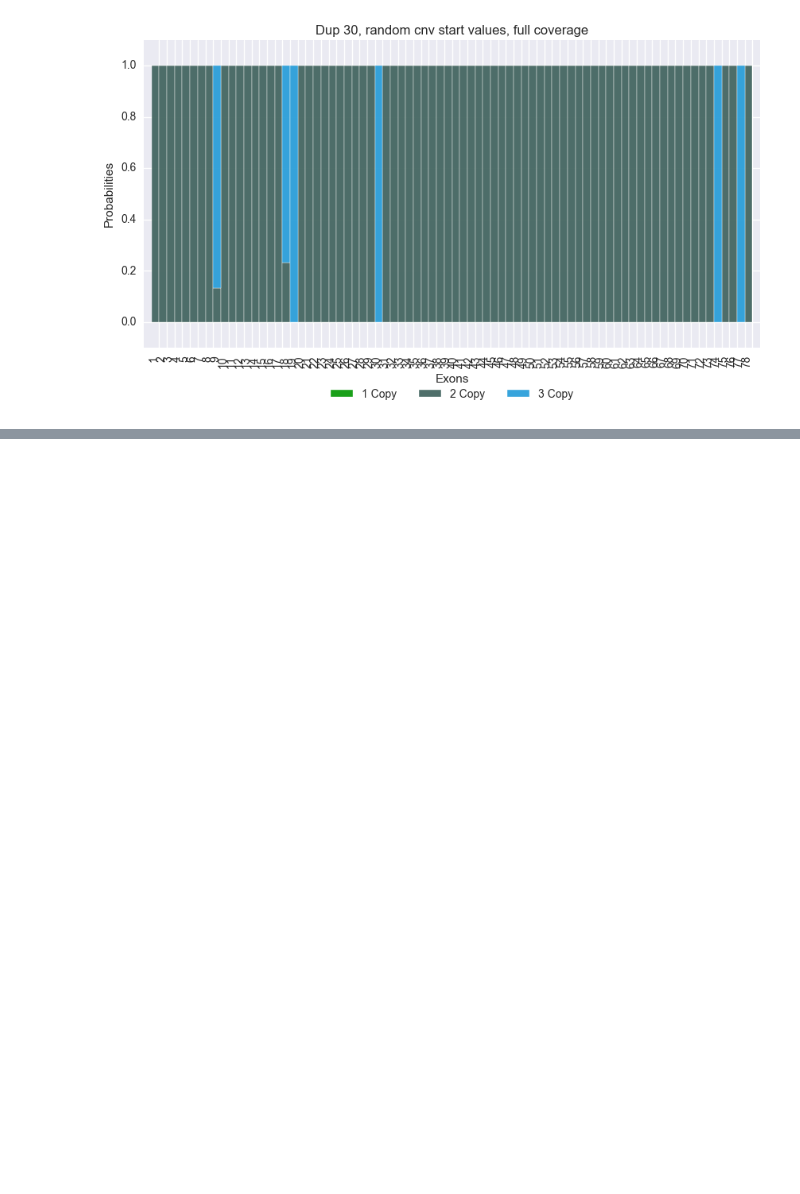
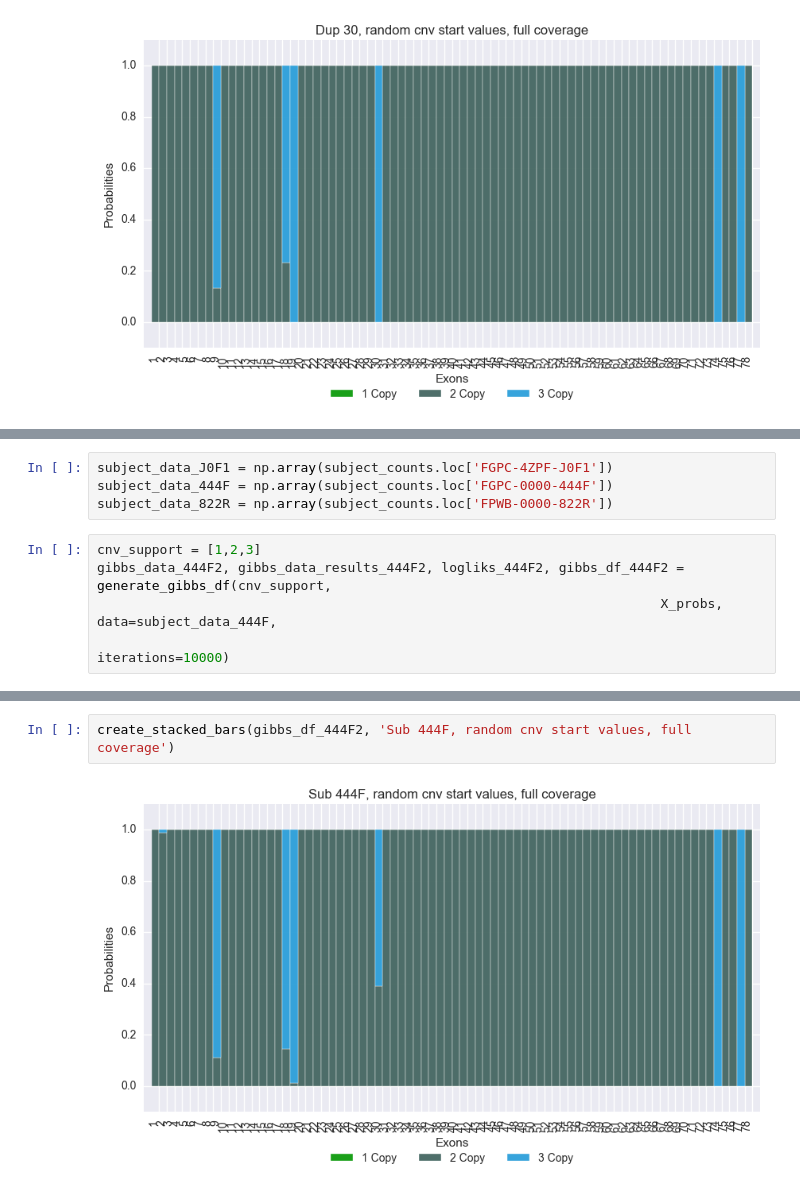
Before and after one commit to vkozareva/geneCNV, a Jupyter notebook: notebooks/Gibbs_sampling_CNV_detection.ipynb, the cells around one changed output, grey strips where cells are left out. Drawn from its saved outputs; the diff is of its cells as text; blank space fills up the shorter version.

```diff
--- a/notebooks/Gibbs_sampling_CNV_detection.ipynb
+++ b/notebooks/Gibbs_sampling_CNV_detection.ipynb
@@ -614,0 +632,9 @@ create_stacked_bars(gibbs_df_444F, 'Dup 30, random cnv start values, full covera
+# %%
+subject_data_J0F1 = np.array(subject_counts.loc['FGPC-4ZPF-J0F1'])
+subject_data_444F = np.array(subject_counts.loc['FGPC-0000-444F'])
+subject_data_822R = np.array(subject_counts.loc['FPWB-0000-822R'])
+# %%
+cnv_support = [1,2,3]
+gibbs_data_444F2, gibbs_data_results_444F2, logliks_444F2, gibbs_df_444F2 = generate_gibbs_df(cnv_support,
+                                                                        X_probs, data=subject_data_444F,
+                                                                        iterations=10000)
@@ -614,0 +659,4 @@ create_stacked_bars(gibbs_df_444F, 'Dup 30, random cnv start values, full covera
+# %%
+create_stacked_bars(gibbs_df_444F2, 'Sub 444F, random cnv start values, full coverage')
+# %% [output]
+[figure, added]
```
Also changed, not shown: parts of 14 cells of this notebook, 1 other file.
